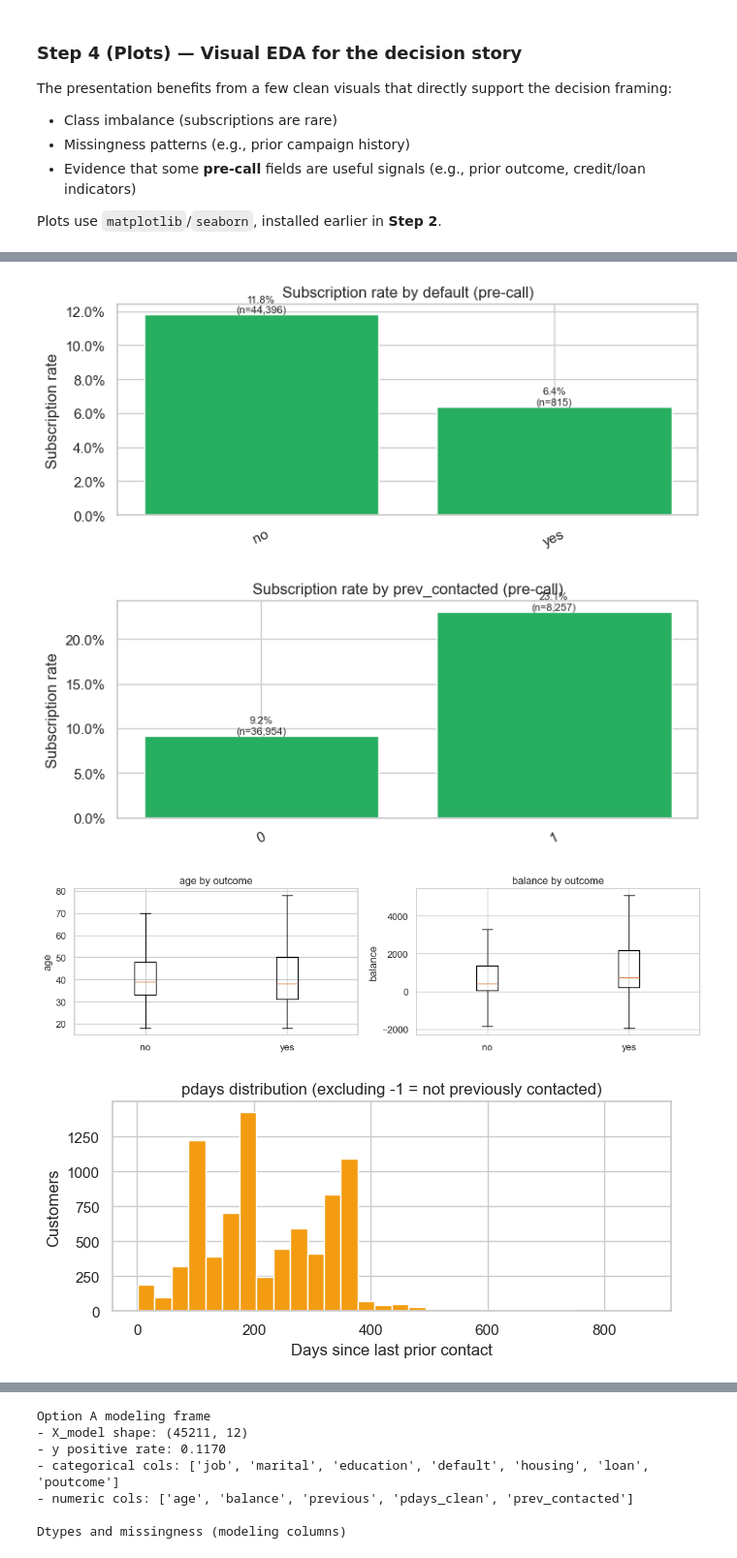
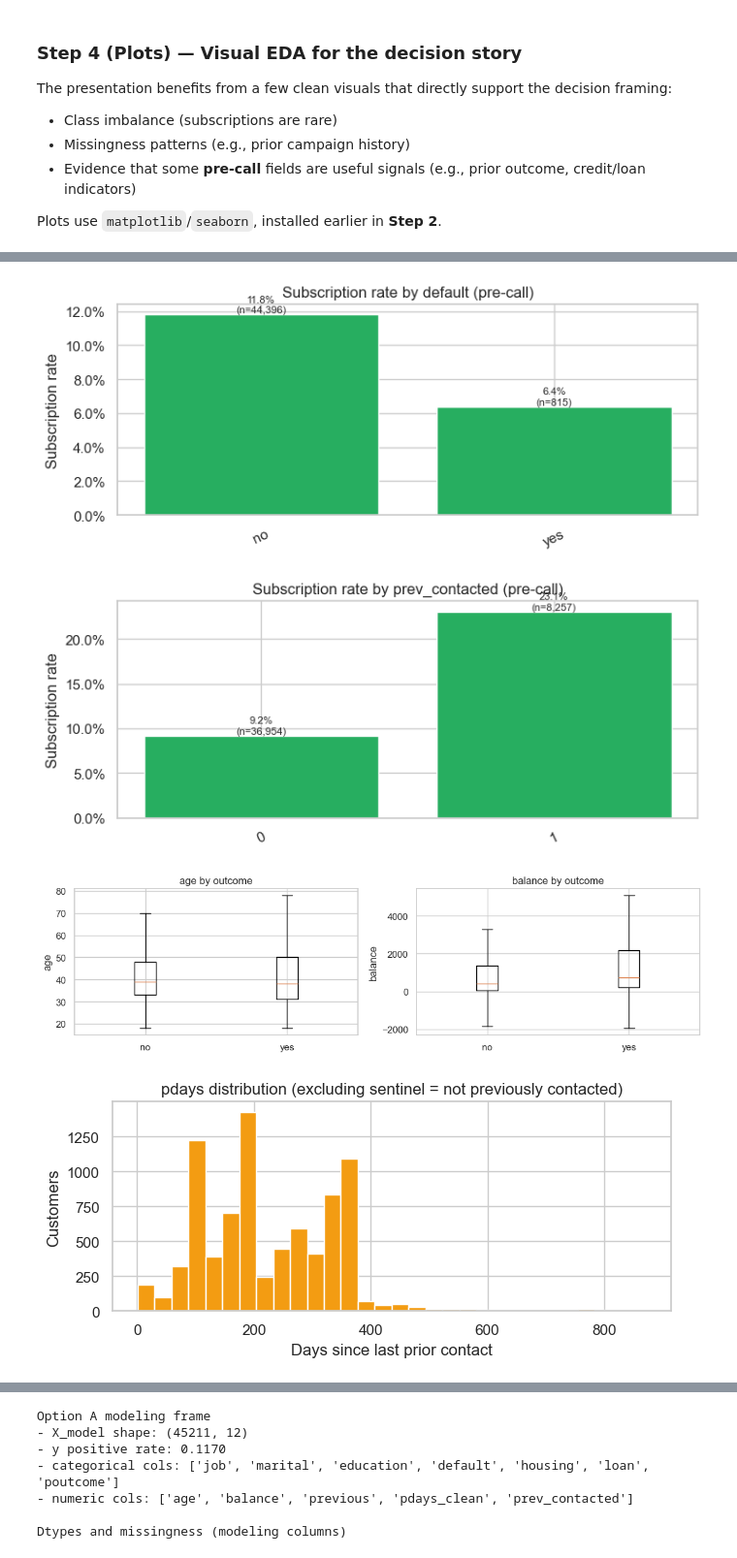
Before and after one commit to perryrighthere/ba4ai, a Jupyter notebook: project.ipynb, the cells around one changed output, grey strips where cells are left out. Shown at 97% size. Drawn from its saved outputs; the diff is of its cells as text; code cells hidden in the pictures.

```diff
--- a/project.ipynb
+++ b/project.ipynb
@@ -316,19 +316,25 @@ for col in categorical_cols:
 print("\nNumeric columns (summary stats)")
 display(X_raw[numeric_cols].describe().T)
 
-# Sanity check: pdays uses -1 as a sentinel for "not previously contacted".
+# Sanity check: pdays uses a sentinel for "not previously contacted" (commonly -1; some variants use 999).
+PDAYS_NO_PREV_SENTINELS = [-1, 999]
 if "pdays" in X_raw.columns:
     pdays = X_raw["pdays"]
-    n_not_prev = int((pdays == -1).sum())
-    print("\nSanity checks: prior contact history")
-    print(f"- pdays == -1 count (not previously contacted): {n_not_prev:,} ({n_not_prev / n_rows:.2%})")
-    if n_not_prev < n_rows:
-        display(pdays[pdays != -1].describe().to_frame(name="pdays (excluding -1)"))
+    print("\nSanity checks: prior contact history (pdays)")
+    for v in PDAYS_NO_PREV_SENTINELS:
+        cnt = int((pdays == v).sum())
+        if cnt:
+            print(f"- pdays == {v} count (not previously contacted sentinel): {cnt:,} ({cnt / n_rows:.2%})")
+    pdays_clean = pdays.where(~pdays.isin(PDAYS_NO_PREV_SENTINELS), np.nan)
+    if pdays_clean.notna().any():
+        display(pdays_clean.dropna().describe().to_frame(name="pdays (excluding sentinels)"))
 
 # Business meaning of missingness: poutcome is often missing when there was no prior campaign.
 if "poutcome" in X_raw.columns and "pdays" in X_raw.columns:
-    prev_contacted = X_raw["pdays"] != -1
-    ctab = pd.crosstab(prev_contacted, X_raw["poutcome"].isna(), normalize="index")
+    pdays_clean = X_raw["pdays"].where(~X_raw["pdays"].isin(PDAYS_NO_PREV_SENTINELS), np.nan)
+    prev_contacted = pdays_clean.notna()
+    poutcome_missing = X_raw["poutcome"].isna() | (X_raw["poutcome"].astype(str).str.lower() == "unknown")
+    ctab = pd.crosstab(prev_contacted, poutcome_missing, normalize="index")
     ctab.index = ctab.index.map({False: "prev_contacted = 0", True: "prev_contacted = 1"})
     if list(ctab.columns) == [False, True]:
         ctab.columns = ["poutcome present", "poutcome missing"]
@@ -365,7 +371,7 @@ OPTION_A_EXCLUDE = {
     "campaign": "Depends on how many times the client is contacted during the campaign (not known pre-call).",
     "contact": "Operational/scheduling detail from the last contact (not a stable pre-call customer attribute).",
     "month": "Timing of the last contact; in Option A we assume targeting is decided before scheduling.",
-    "day_of_week": "Recorded day-of-month (1–31) for the last contact; excluded for pre-call targeting.",
+    "day_of_week": "Last contact day of the week; excluded because Option A decides targeting before scheduling.",
 }
 
 missing_in_include = [c for c in OPTION_A_INCLUDE if c not in X_raw.columns]
@@ -509,7 +515,11 @@ sns.set_theme(style="whitegrid")
 y_bin = (y_raw == "yes").astype(int)
 df = X_raw.copy()
 df["y"] = y_bin
-df["prev_contacted"] = (df["pdays"] != -1).astype(int)
+
+PDAYS_NO_PREV_SENTINELS = {-1, 999}
+pdays_clean = df["pdays"].where(~df["pdays"].isin(PDAYS_NO_PREV_SENTINELS), np.nan)
+df["pdays_clean"] = pdays_clean
+df["prev_contacted"] = pdays_clean.notna().astype(int)
 
 def plot_target_and_missingness(X: pd.DataFrame, y01: pd.Series, top_n: int = 6) -> None:
     fig, axes = plt.subplots(1, 2, figsize=(11, 3.2))
@@ -579,41 +589,41 @@ def plot_numeric_boxplots(df0: pd.DataFrame, cols: list[str]) -> None:
 
 
 def plot_pdays_histogram(df0: pd.DataFrame) -> None:
-    s = df0.loc[df0["pdays"] != -1, "pdays"].dropna()
+    s = df0["pdays_clean"].dropna()
     if s.empty:
-        print("No non--1 pdays values to plot.")
+        print("No prior-contact pdays values to plot (all missing or sentinel).")
         return
     fig, ax = plt.subplots(figsize=(6.8, 3.2))
     ax.hist(s.values, bins=30, color="#f39c12", edgecolor="white")
-    ax.set_title("pdays distribution (excluding -1 = not previously contacted)")
+    ax.set_title("pdays distribution (excluding sentinel = not previously contacted)")
     ax.set_xlabel("Days since last prior contact")
     ax.set_ylabel("Customers")
     plt.tight_layout()
     plt.show()
 
 
 # Plot A: class imbalance + missingness overview
 plot_target_and_missingness(X_raw, y_bin, top_n=6)
 
 # Plot B: subscription rate by key pre-call categorical features
 for col in ["poutcome", "education", "housing", "loan", "default", "prev_contacted"]:
     plot_rate_by_category(df, col=col, top_n=8, min_count=200)
 
 # Plot C: numeric distributions by outcome (pre-call)
 plot_numeric_boxplots(df, ["age", "balance"])
 
 # Plot D: prior-contact timing distribution
 plot_pdays_histogram(df)
 # %% [output]
 [figure]
 [figure]
 [figure]
 [figure]
 [figure]
 [figure]
 [figure]
 [figure]
-[figure, old version]
+[figure, new version]
 # %% [markdown]
 ## Step 5 — Feature Engineering & Preprocessing (Leakage‑Safe, Option A)
 
```
Also changed, not shown: parts of 9 cells of this notebook, 1 other file.
